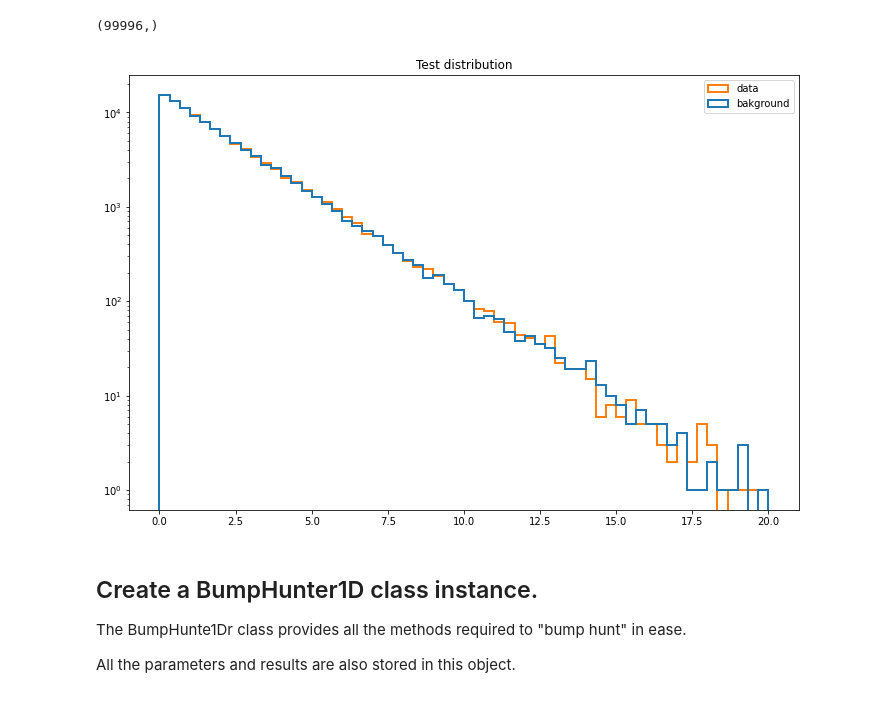
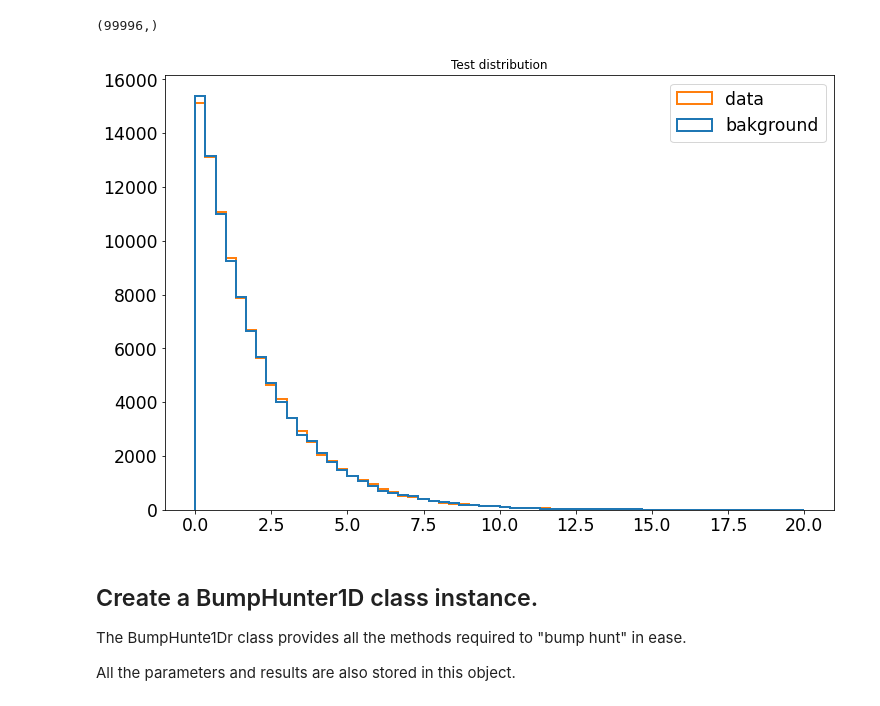
Before and after one commit to scikit-hep/pyBumpHunter, a Jupyter notebook: example/example.ipynb, the cells around one changed output. Cells and saved outputs as stored; diff of their text form; code cells hidden in the pictures.

Commit message:
Improved plots and updated examples (1D)

```diff
--- a/example/example.ipynb
+++ b/example/example.ipynb
@@ -40,12 +40,21 @@ bkg.shape
 # %%
 # Plot the 2 distributions (data and background)
 F = plt.figure(figsize=(12,8))
-plt.title('Test distribution')
-plt.hist((bkg,data),bins=60,histtype='step',range=rang,label=('bakground','data'),linewidth=2,log=True)
-plt.legend()
+plt.title("Test distribution")
+plt.hist(
+    (bkg, data),
+    bins=60,
+    histtype="step",
+    range=rang,
+    label=("bakground", "data"),
+    linewidth=2,
+)
+plt.legend(fontsize='xx-large')
+plt.xticks(fontsize='xx-large')
+plt.yticks(fontsize='xx-large')
 plt.show()
 # %% [output]
-[figure, old version]
+[figure, new version]
 # %% [markdown]
 ## Create a BumpHunter1D class instance.
 
```
Also changed, not shown: parts of 8 cells of this notebook, 9 other files.
